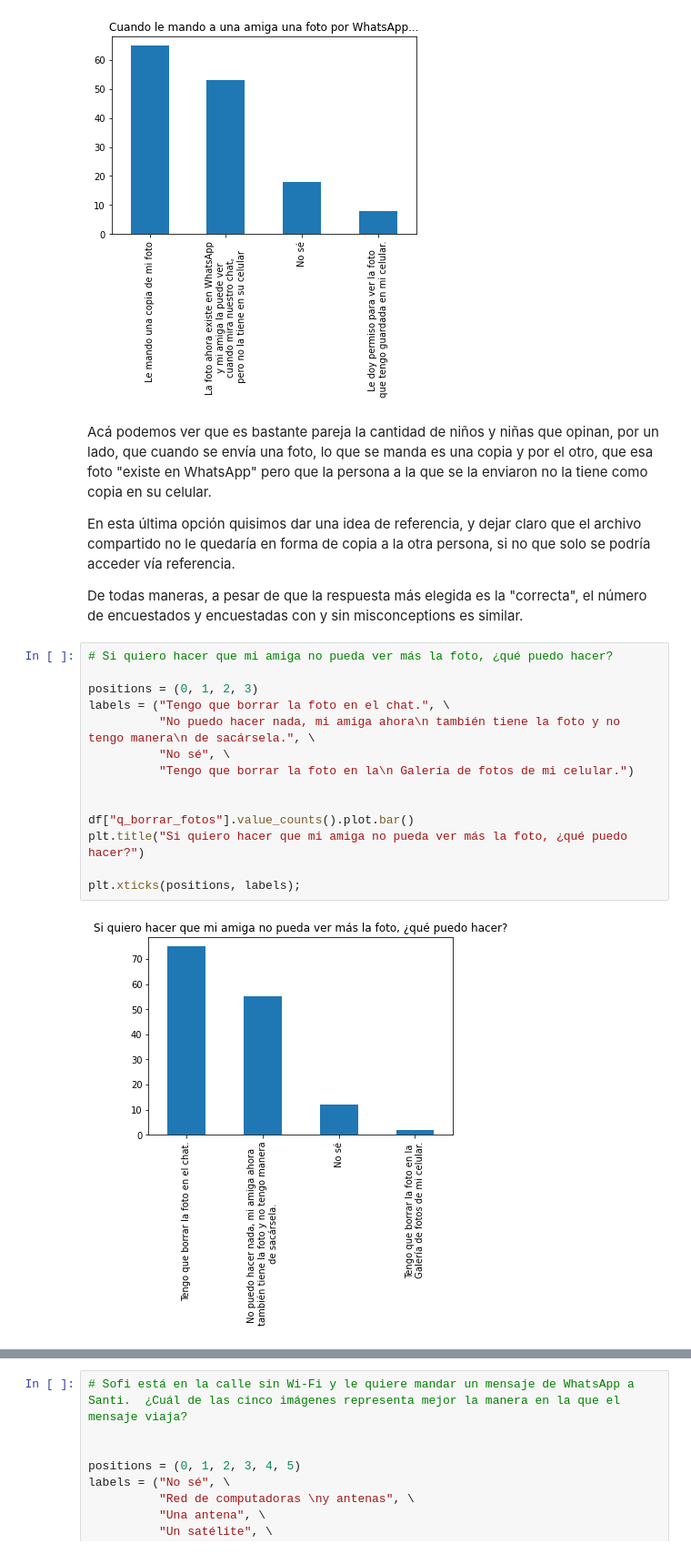
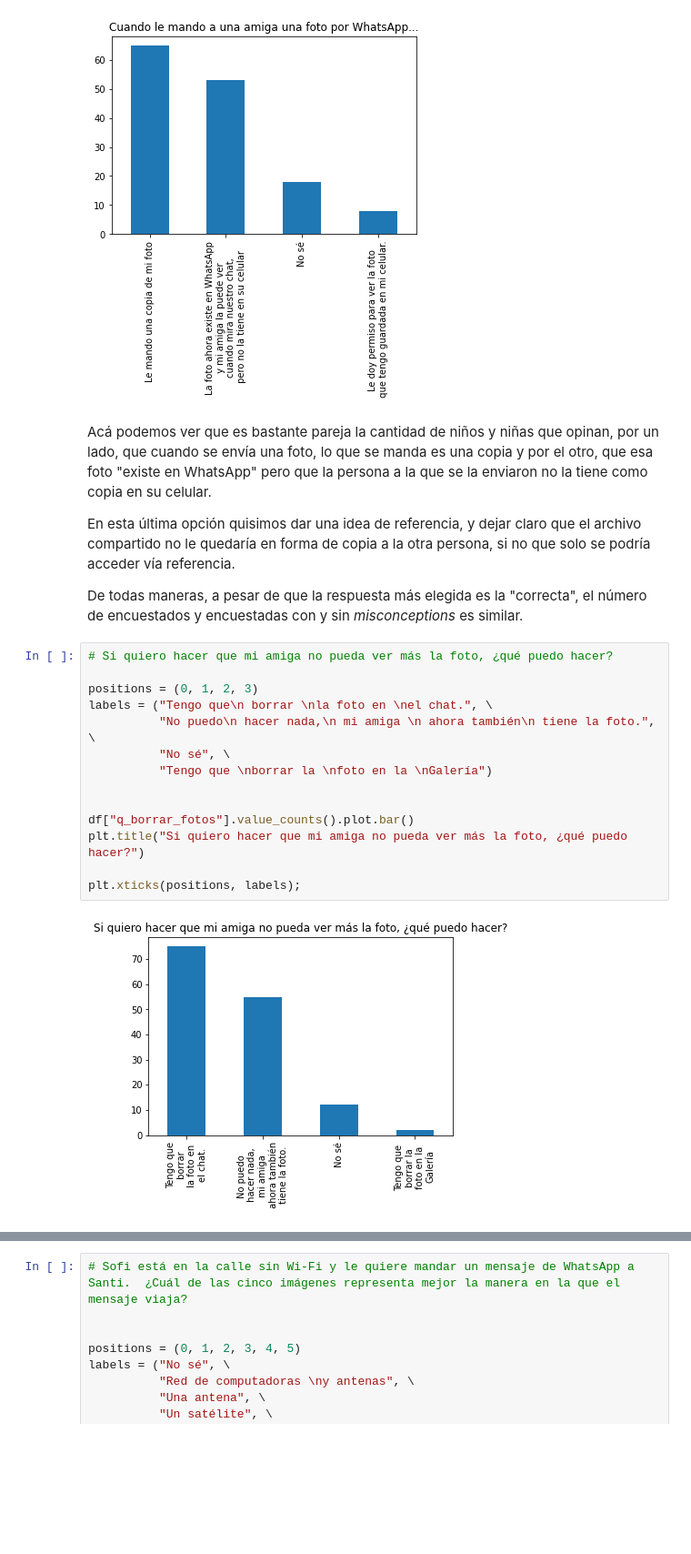
Before and after one commit to luparral/misconceptions, a Jupyter notebook: notebooks/Análisis exploratorio.ipynb, the cells around one changed output, grey strips where cells are left out. Shown at 91% size. Drawn from its saved outputs; the diff is of its cells as text; blank space fills up the shorter version.

```diff
--- a/notebooks/Análisis exploratorio.ipynb
+++ b/notebooks/Análisis exploratorio.ipynb
@@ -201,23 +201,23 @@ Acá podemos ver que es bastante pareja la cantidad de niños y niñas que opina
 
 En esta última opción quisimos dar una idea de referencia, y dejar claro que el archivo compartido no le quedaría en forma de copia a la otra persona, si no que solo se podría acceder vía referencia.
 
-De todas maneras, a pesar de que la respuesta más elegida es la "correcta", el número de encuestados y encuestadas con y sin misconceptions es similar.
+De todas maneras, a pesar de que la respuesta más elegida es la "correcta", el número de encuestados y encuestadas con y sin _misconceptions_ es similar.
 # %%
 # Si quiero hacer que mi amiga no pueda ver más la foto, ¿qué puedo hacer?
 
 positions = (0, 1, 2, 3)
-labels = ("Tengo que borrar la foto en el chat.", \
-          "No puedo hacer nada, mi amiga ahora\n también tiene la foto y no tengo manera\n de sacársela.", \
+labels = ("Tengo que\n borrar \nla foto en \nel chat.", \
+          "No puedo\n hacer nada,\n mi amiga \n ahora también\n tiene la foto.", \
           "No sé", \
-          "Tengo que borrar la foto en la\n Galería de fotos de mi celular.")
+          "Tengo que \nborrar la \nfoto en la \nGalería")
 
 
 df["q_borrar_fotos"].value_counts().plot.bar()
 plt.title("Si quiero hacer que mi amiga no pueda ver más la foto, ¿qué puedo hacer?")
 
 plt.xticks(positions, labels);
 # %% [output]
-[figure, old version]
+[figure, new version]
 # %% [markdown]
 Por último, como habíamos mencionado anteriormente en el punto 3, les preguntamos qué pueden hacer si quieren que la persona a la que le compartieron la foto no pueda acceder más a ella.
 
```
Also changed, not shown: parts of 8 cells of this notebook.
